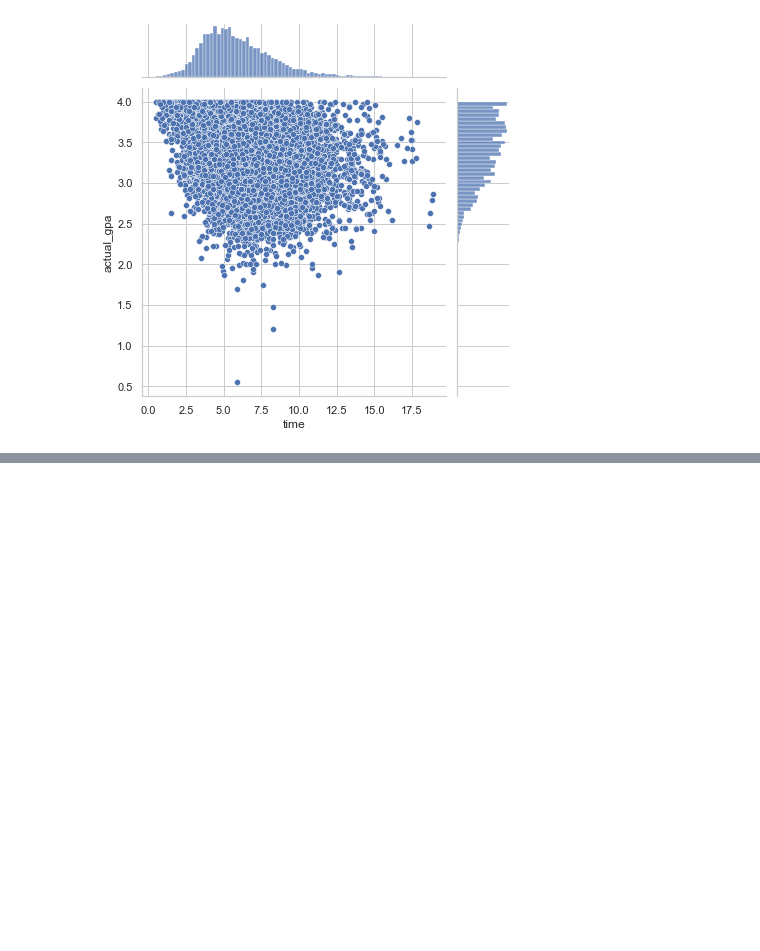
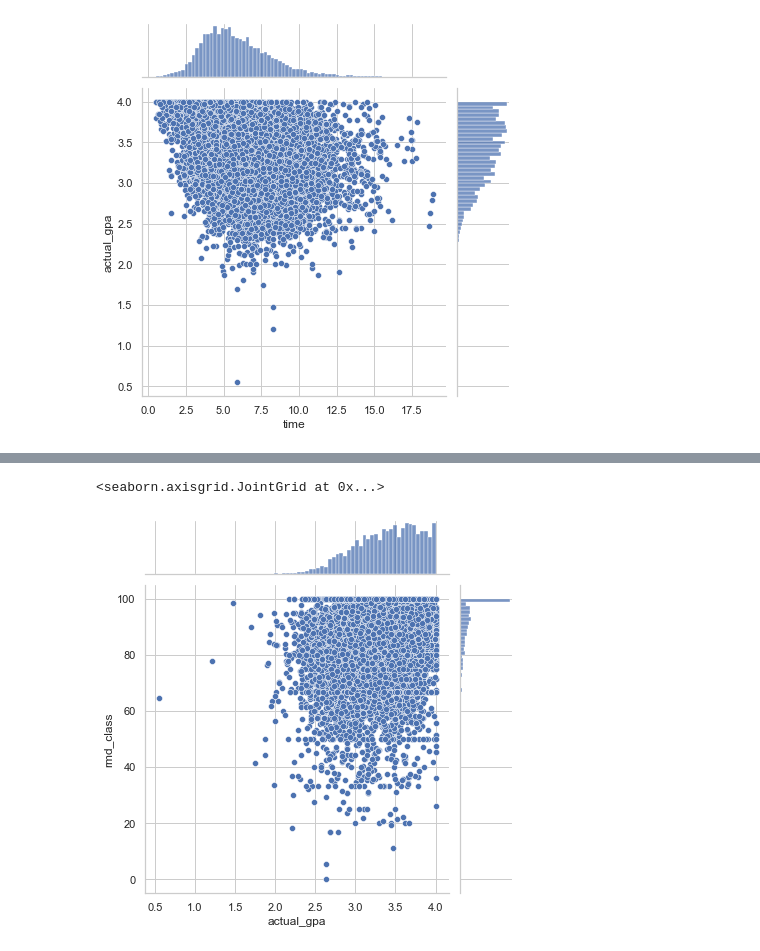
Before and after one commit to duongkelvin75/ECE143_Project, a Jupyter notebook: processing_final1_yuchen.ipynb, the cells around one changed output, grey strips where cells are left out. Drawn from its saved outputs; the diff is of its cells as text; code cells hidden in the pictures; blank space fills up the shorter version.

```diff
--- a/processing_final1_yuchen.ipynb
+++ b/processing_final1_yuchen.ipynb
@@ -853,0 +851,5 @@ sns.jointplot(x='time',y='actual_gpa',data=df)
+# %%
+sns.jointplot(x='actual_gpa',y='rmd_class',data=df)
+# %% [output]
+<seaborn.axisgrid.JointGrid at 0x...>
+[figure, added]
```
Also changed, not shown: parts of 10 cells of this notebook.
